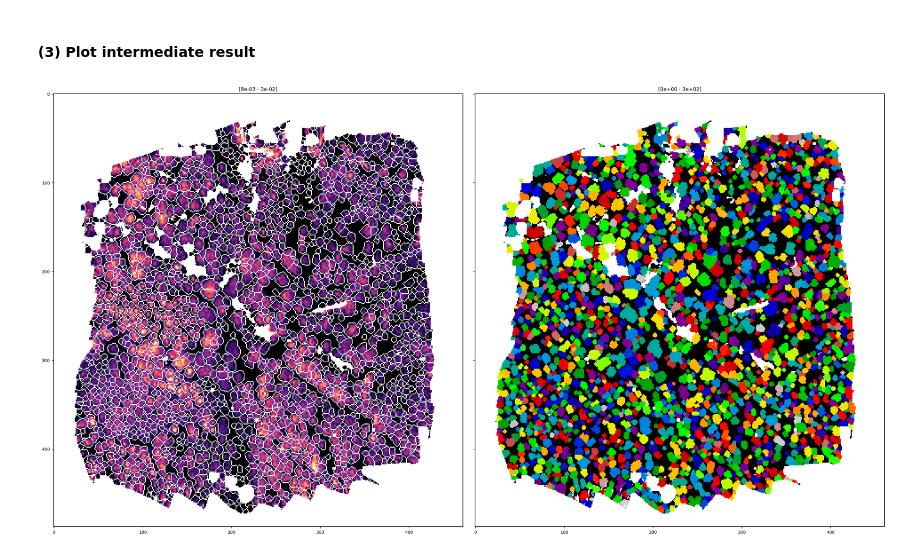
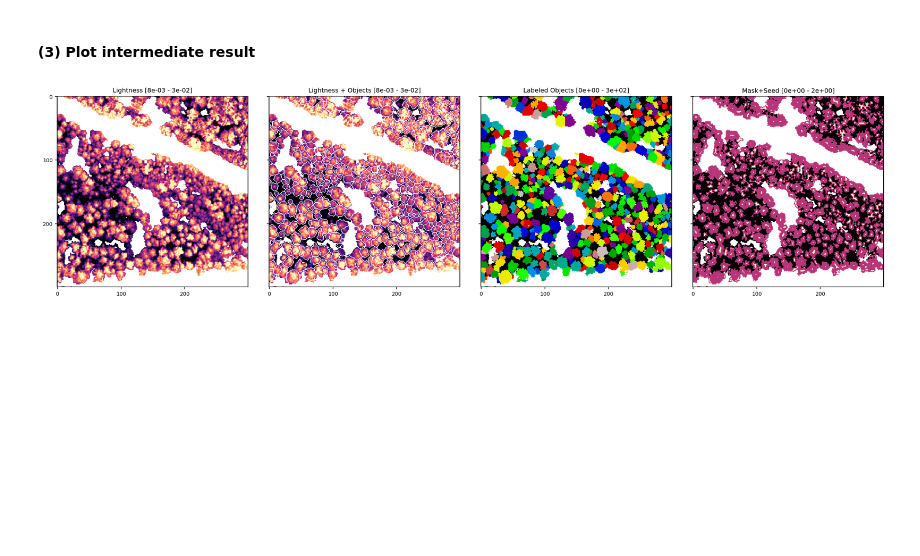
Before and after one commit to FlorianStehr/findatree, a Jupyter notebook: scripts/segment.ipynb, the cells around one changed output. Drawn from its saved outputs; the diff is of its cells as text; code cells hidden in the pictures; blank space fills up the shorter version.

Commit message:
Some details for shrink&expand approach

```diff
--- a/scripts/segment.ipynb
+++ b/scripts/segment.ipynb
@@ -73,7 +73,7 @@ cs_prim = {
     'nir': bands[2][:,:,4],
 }
 
-reduce = 2
+reduce = 1
 cs = io.define_channels(cs_prim, reduce=reduce)
 
 res_final = res * 2**reduce
@@ -85,12 +85,16 @@ Resolution of images: 0.8 m
 #### (1) Global mask and local mask by adaptive gaussian thresholding
 # %%
 importlib.reload(segment2)
+
+import skimage.filters as filters
+import skimage.morphology as morph
 
 # Rough global mask of positives
 mask_global = (cs['chm'] > 3) & (cs['ndvi'] > 0.6)
 
 # Local mask of positives by adaptive thresholding
-img = cs['l']
+img =cs['l'].copy()
+
 distance = 20 / res_final
 mask_local = segment2.local_thresholding(img, mask_global, distance)
 # %% [output]
@@ -101,39 +105,38 @@ Distance set to: 25 [px]
 importlib.reload(segment2)
 
 # Iterative: Shrink mask & expand labels
-thresh_dist = 2.5 / res_final
-labels, bounds, mask_seed, labels_masks_it = segment2.shrinkmask_expandlabels_iter(
+thresh_dist = 10 / res_final
+labels, bounds, mask_seed = segment2.shrinkmask_expandlabels_iter(
     mask_local,
-    thresh_dist_init=thresh_dist,
-    final_expansion=np.sqrt(1),
+    thresh_dist_start=thresh_dist,
     )
 # %% [markdown]
 #### (3) Plot intermediate result
 # %%
 importlib.reload(visual)
 
-segment_result = cs['l'].copy()
+segment_result = img.copy()
 segment_result[bounds == 1] = np.nan
 
 channels = [
-    segment_result, labels, # mask_seed
+    img, segment_result, labels, mask_seed,
 ]
-use_random_cmap = [False, True, False]
-channels_names = ['Lighntess', 'Labeled Objects', 'Mask+Seed']
-contrasts = [(8e-3, 3e-2), None, None]
-xylim = [(500,90), (500,90)]
+use_random_cmap = [False, False, True, False]
+channels_names = ['Lightness', 'Lightness + Objects', 'Labeled Objects', 'Mask+Seed']
+contrasts = [None, None, None, None]
+xylim = [(500,150), (600,150)]
 
 f, axs = visual.show_channels(
     channels,
-    # xylim=xylim,
+    xylim=xylim,
     mask=mask_global,
     contrasts=contrasts,
     use_random_cmap=use_random_cmap,
     channel_names=channels_names,
-    zoom=4,
+    zoom=1.5,
     # n_cols_rows=(2,2),
 )
 
-plt.savefig(r'C:\Users\flori\Desktop\plots\220325_tnr12702.pdf', transparent=True)
+# plt.savefig(r'C:\Users\flori\Desktop\plots\220325_tnr12702.pdf', transparent=True)
 # %% [output]
-[figure, old version]
+[figure, new version]
```
Also changed, not shown: parts of 2 cells of this notebook, 1 other file.
